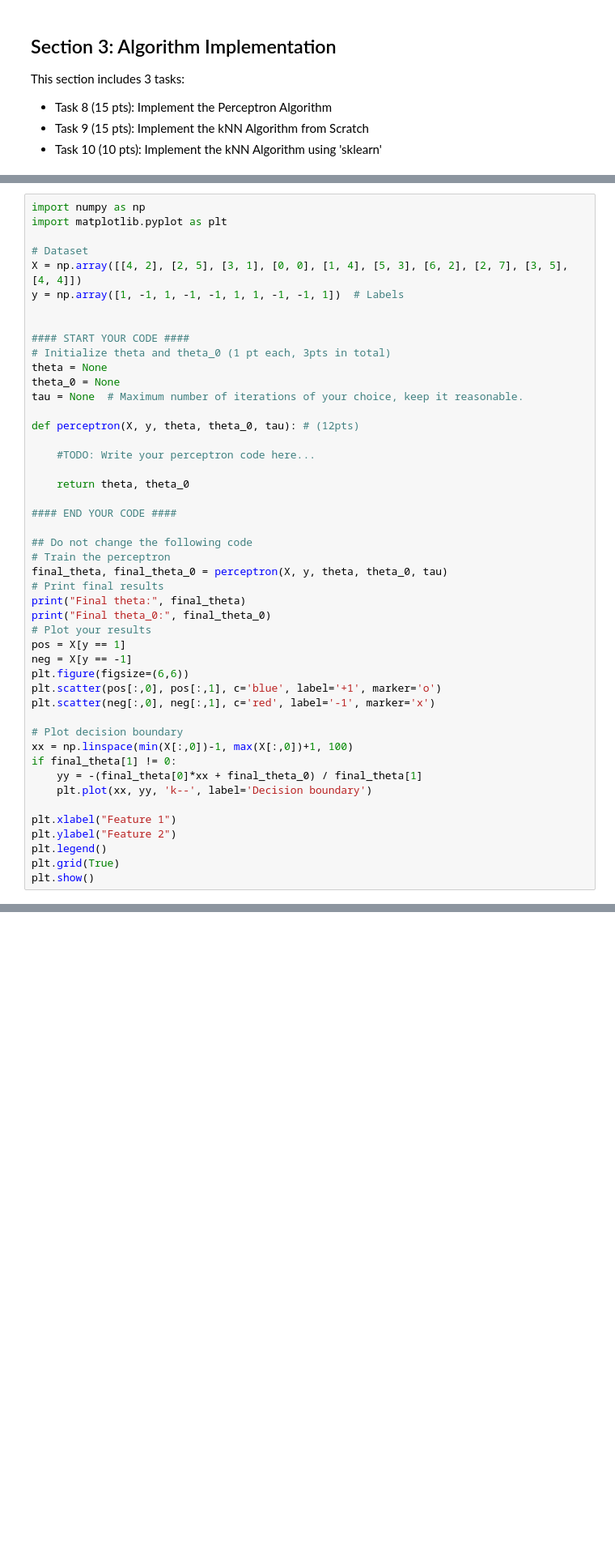
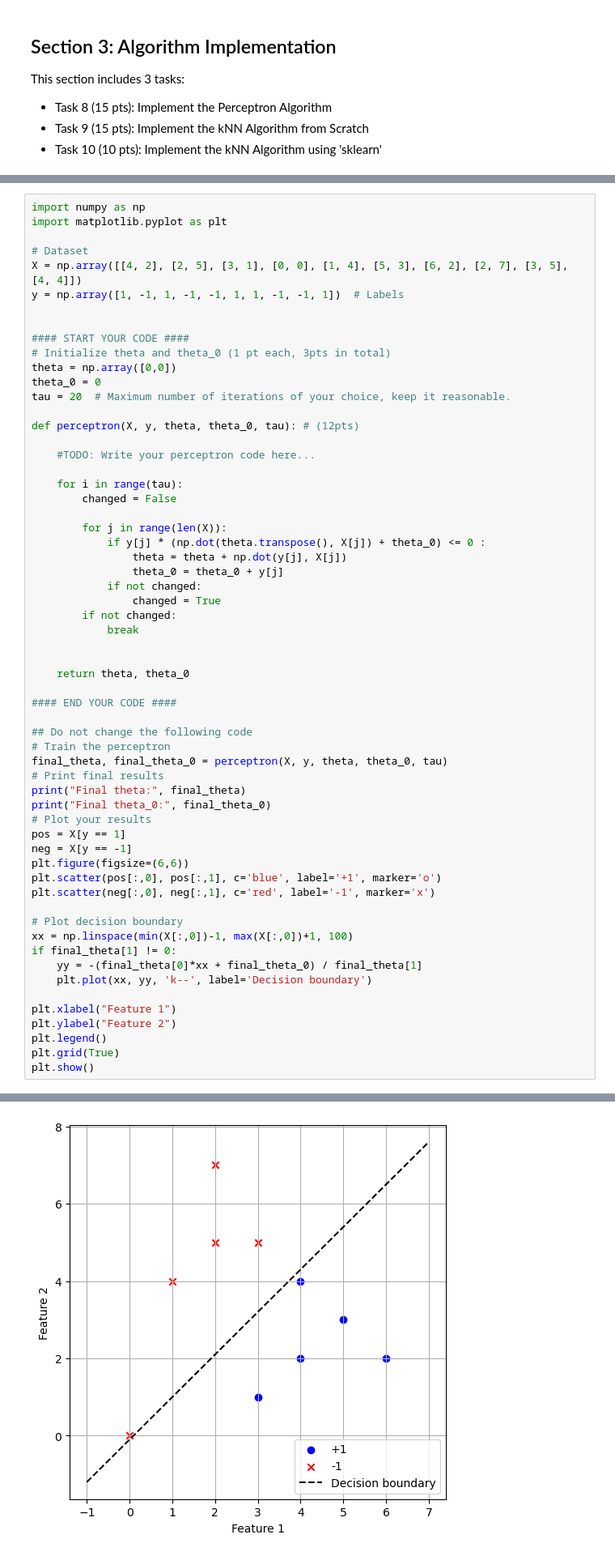
Before and after one commit to alvaroEspinozaMerida/CS_549_Assigments, a Jupyter notebook: assignment1.ipynb, the cells around one changed output, grey strips where cells are left out. Shown at 81% size. Drawn from its saved outputs; the diff is of its cells as text; blank space fills up the shorter version.

```diff
--- a/assignment1.ipynb
+++ b/assignment1.ipynb
@@ -238,13 +263,26 @@ y = np.array([1, -1, 1, -1, -1, 1, 1, -1, -1, 1])  # Labels
 
 #### START YOUR CODE ####
 # Initialize theta and theta_0 (1 pt each, 3pts in total)
-theta = None
-theta_0 = None
-tau = None  # Maximum number of iterations of your choice, keep it reasonable.
+theta = np.array([0,0])
+theta_0 = 0
+tau = 20  # Maximum number of iterations of your choice, keep it reasonable.
 
 def perceptron(X, y, theta, theta_0, tau): # (12pts)
 
     #TODO: Write your perceptron code here...
+
+    for i in range(tau):
+        changed = False
+
+        for j in range(len(X)):
+            if y[j] * (np.dot(theta.transpose(), X[j]) + theta_0) <= 0 :
+                theta = theta + np.dot(y[j], X[j])
+                theta_0 = theta_0 + y[j]
+            if not changed:
+                changed = True
+        if not changed:
+            break
+
 
     return theta, theta_0
 
@@ -274,3 +312,4 @@ plt.ylabel("Feature 2")
 plt.legend()
 plt.grid(True)
 plt.show()
+# %% [output]
@@ -277,3 +318,4 @@ plt.show()
+[figure, added]
 # %% [markdown]
 ## Task 9 (15 points): Implementing the kNN Algorithm From Scratch
 Given the pseudocode, implement the simple k-Nearest Neighbors algorithm using the provided skeleton code in Python.
```
Also changed, not shown: parts of 8 cells of this notebook, 1 other file.
